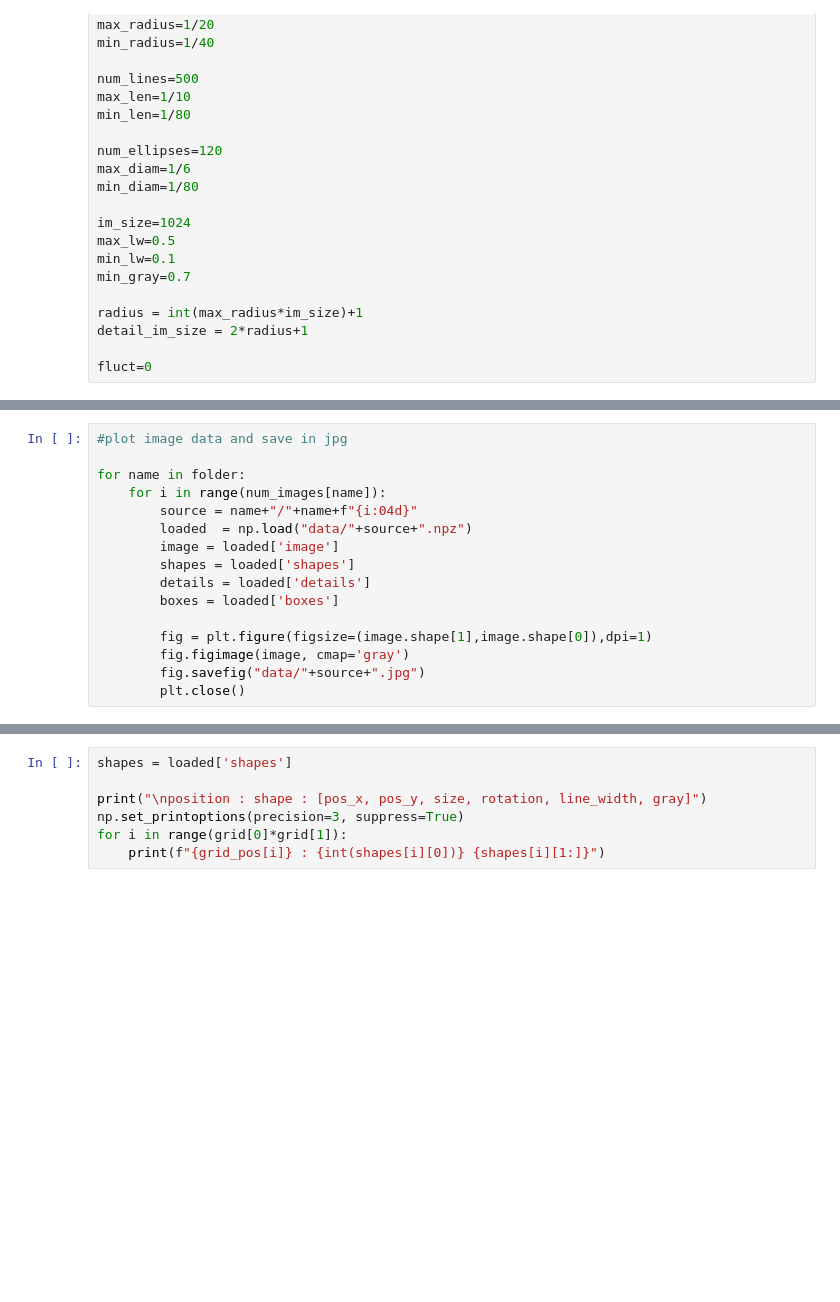
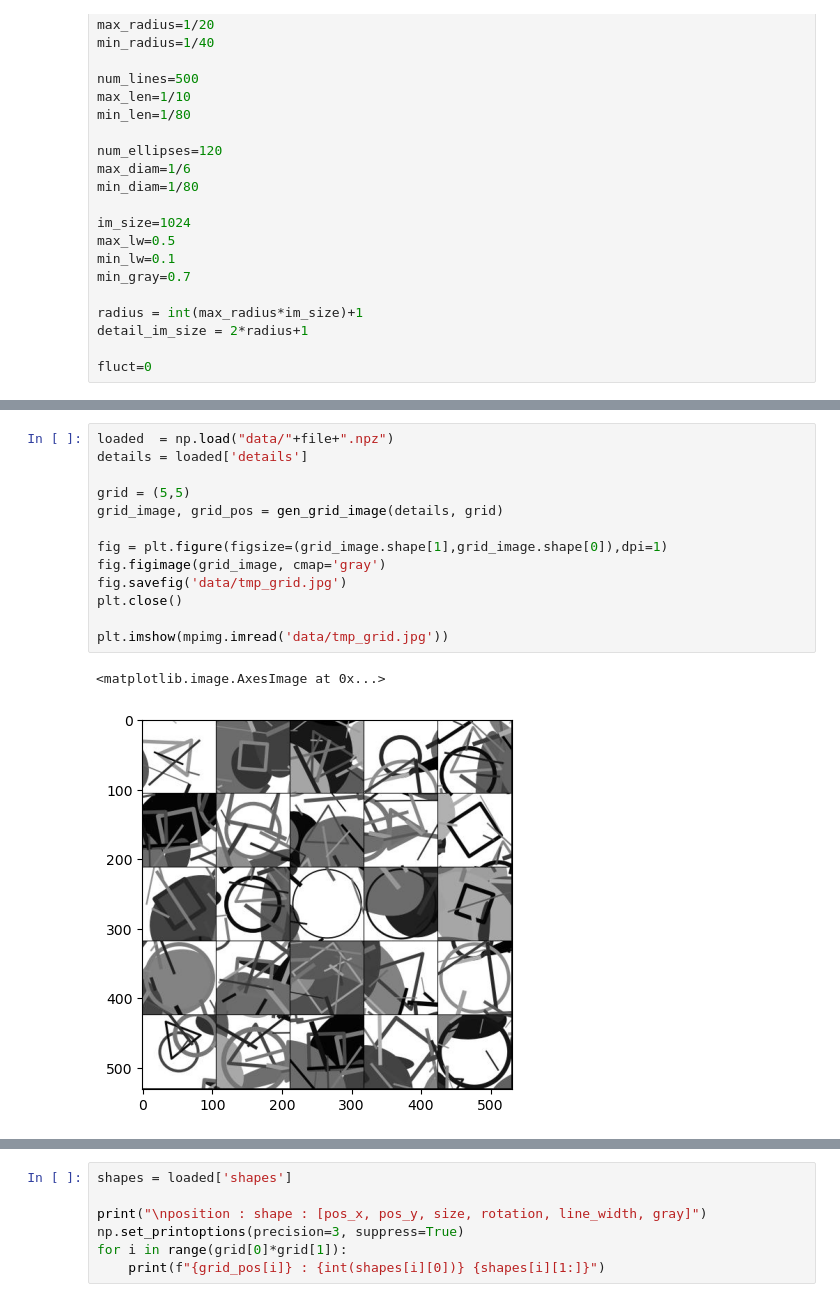
Before and after one commit to jkcas22/shape-recognition, a Jupyter notebook: data.ipynb, the cells around one changed output, grey strips where cells are left out. Saved outputs shown, nothing was run; the diff lists cells and outputs as text; blank space fills up the shorter version.

```diff
--- a/data.ipynb
+++ b/data.ipynb
@@ -92,16 +140,16 @@ for name in folder:
 # %%
-#plot image data and save in jpg
+loaded  = np.load("data/"+file+".npz")
+details = loaded['details']
 
-for name in folder:
-    for i in range(num_images[name]):
-        source = name+"/"+name+f"{i:04d}"
-        loaded  = np.load("data/"+source+".npz")
-        image = loaded['image']
-        shapes = loaded['shapes']
-        details = loaded['details']
-        boxes = loaded['boxes']
+grid = (5,5)
+grid_image, grid_pos = gen_grid_image(details, grid)
 
-        fig = plt.figure(figsize=(image.shape[1],image.shape[0]),dpi=1)
-        fig.figimage(image, cmap='gray')
-        fig.savefig("data/"+source+".jpg")
-        plt.close()
+fig = plt.figure(figsize=(grid_image.shape[1],grid_image.shape[0]),dpi=1)
+fig.figimage(grid_image, cmap='gray')
+fig.savefig('data/tmp_grid.jpg')
+plt.close()
+
+plt.imshow(mpimg.imread('data/tmp_grid.jpg'))
+# %% [output]
+<matplotlib.image.AxesImage at 0x...>
+[figure, added]
```
Also changed, not shown: parts of 7 cells of this notebook.
